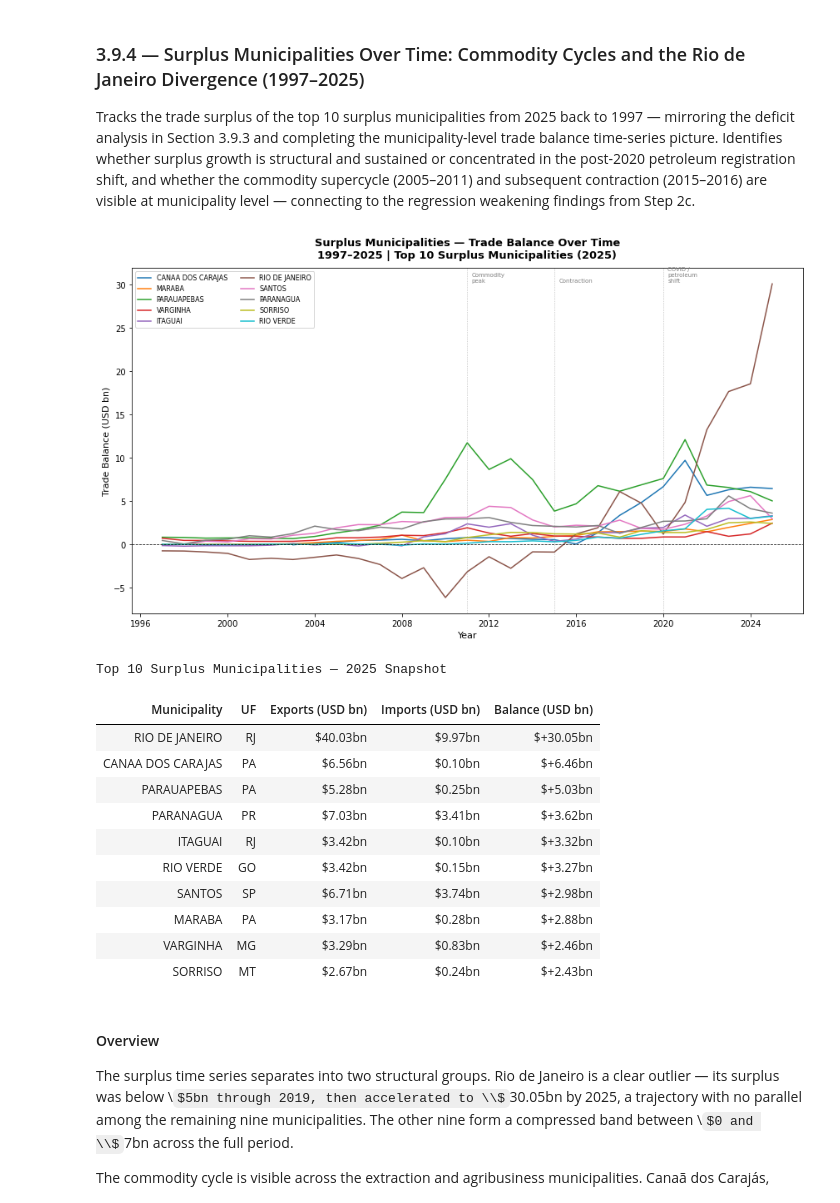
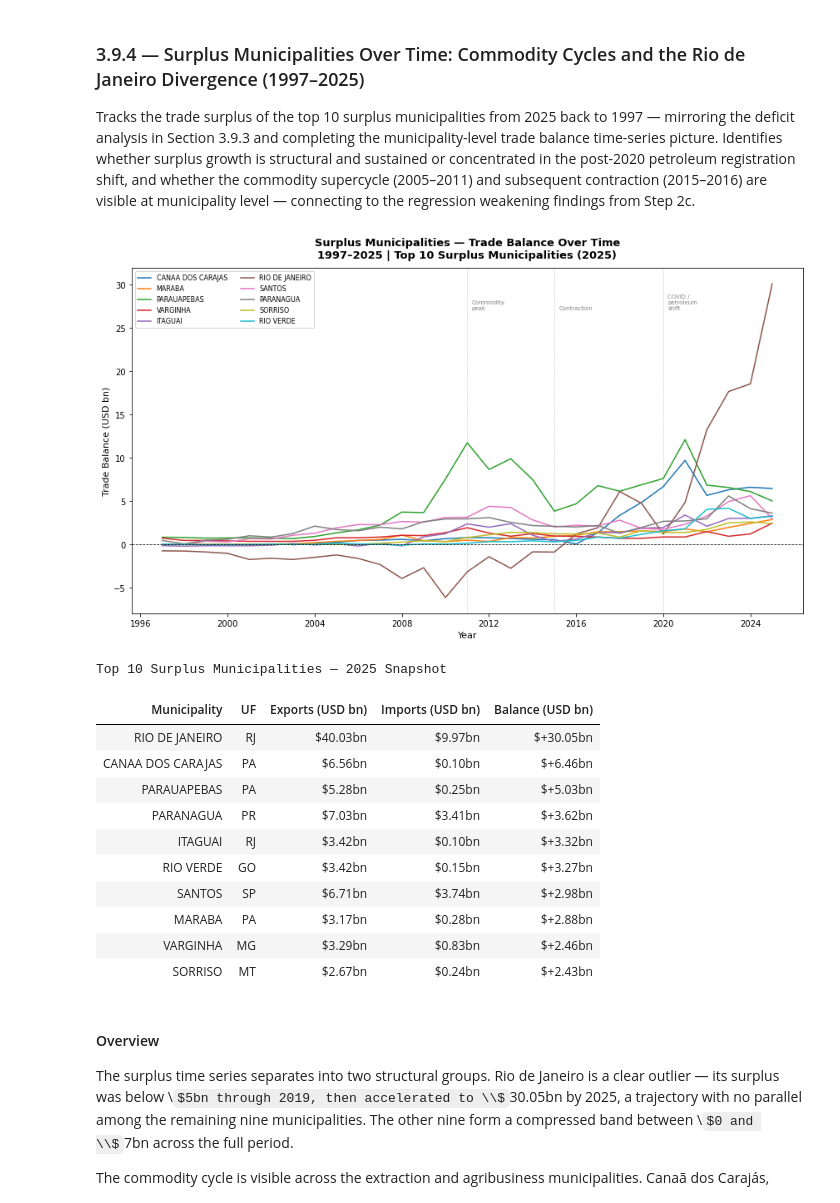
Before and after one commit to Eduardo-kohn/brazil-state-trade-analysis, a Jupyter notebook: SRC/Analysis/Step3_municipality-level_hotspots.ipynb, the cells around one changed output. Cells and saved outputs as stored; diff of their text form; code cells hidden in the pictures; some formulas as TeX source.

```diff
--- a/SRC/Analysis/Step3_municipality-level_hotspots.ipynb
+++ b/SRC/Analysis/Step3_municipality-level_hotspots.ipynb
@@ -3182,14 +3188,16 @@ for mun_code, grp in df_ts_s.groupby('mun_code'):
 
 ax.axhline(0, color='black', linewidth=0.8, linestyle='--')
 
-## Reference lines for commodity cycle
+## Reference lines — y position derived from data, not axis state
+y_max = (df_ts_s['balance'] / 1e9).max()
+y_label = y_max * 0.90
+
 ax.axvline(2011, color='grey', linewidth=0.7, linestyle=':', alpha=0.7)
 ax.axvline(2015, color='grey', linewidth=0.7, linestyle=':', alpha=0.7)
 ax.axvline(2020, color='grey', linewidth=0.7, linestyle=':', alpha=0.7)
-ax.text(2011.2, ax.get_ylim()[1] * 0.95, 'Commodity\npeak', fontsize=7, color='grey')
-ax.text(2015.2, ax.get_ylim()[1] * 0.95, 'Contraction', fontsize=7, color='grey')
-ax.text(2020.2, ax.get_ylim()[1] * 0.95, 'COVID /\npetroleum\nshift', fontsize=7,
-        color='grey')
+ax.text(2011.2, y_label, 'Commodity\npeak', fontsize=7, color='grey')
+ax.text(2015.2, y_label, 'Contraction', fontsize=7, color='grey')
+ax.text(2020.2, y_label, 'COVID /\npetroleum\nshift', fontsize=7, color='grey')
 
 ax.set_xlabel('Year', fontsize=11)
 ax.set_ylabel('Trade Balance (USD bn)', fontsize=11)
@@ -3218,34 +3226,34 @@ display(
     df_surplus_display[['municipality', 'uf',
                          'exports_usd_bn', 'imports_usd_bn', 'balance_bn']]
     .rename(columns={
         'municipality'   : 'Municipality',
         'uf'             : 'UF',
         'exports_usd_bn' : 'Exports (USD bn)',
         'imports_usd_bn' : 'Imports (USD bn)',
         'balance_bn'     : 'Balance (USD bn)',
     })
     .style
     .format({
         'Exports (USD bn)': '${:.2f}bn',
         'Imports (USD bn)': '${:.2f}bn',
         'Balance (USD bn)': '${:+.2f}bn',
     })
     .set_caption('Top 10 Surplus Municipalities — 2025 Snapshot')
     .set_properties(**{'text-align': 'left'})
     .set_table_styles([
         {'selector': 'caption',
          'props': [('font-size', '13px'), ('font-weight', 'bold'),
                    ('text-align', 'left'), ('padding-bottom', '8px')]},
         {'selector': 'th',
          'props': [('background-color', '#2c3e50'), ('color', 'white'),
                    ('font-weight', 'bold'), ('text-align', 'left')]},
         {'selector': 'tr:nth-child(even)',
          'props': [('background-color', '#f2f2f2')]},
     ])
     .hide_index()
 )
 # %% [output]
-[figure, old version]
+[figure, new version]
 Top 10 Surplus Municipalities — 2025 Snapshot
 | Municipality | UF | Exports (USD bn) | Imports (USD bn) | Balance (USD bn) |
 | RIO DE JANEIRO | RJ | $40.03bn | $9.97bn | $+30.05bn |
```
Also changed, not shown: parts of 24 cells of this notebook.
